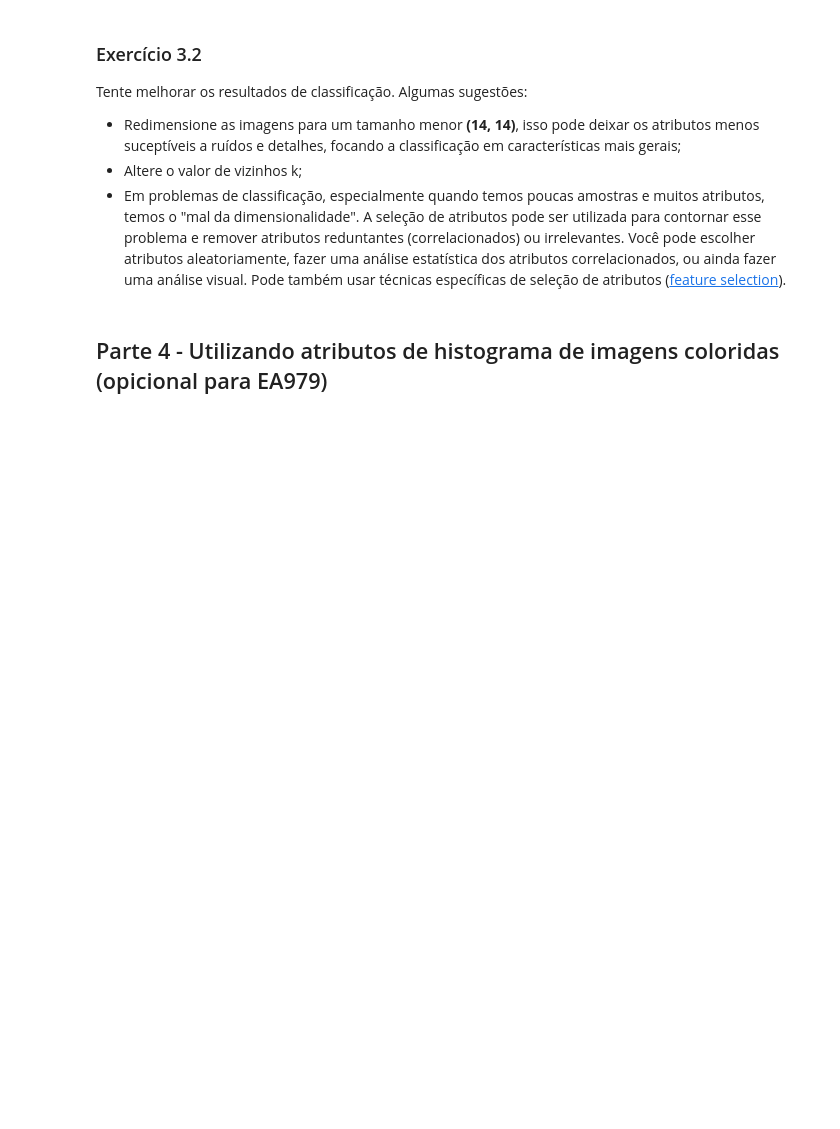
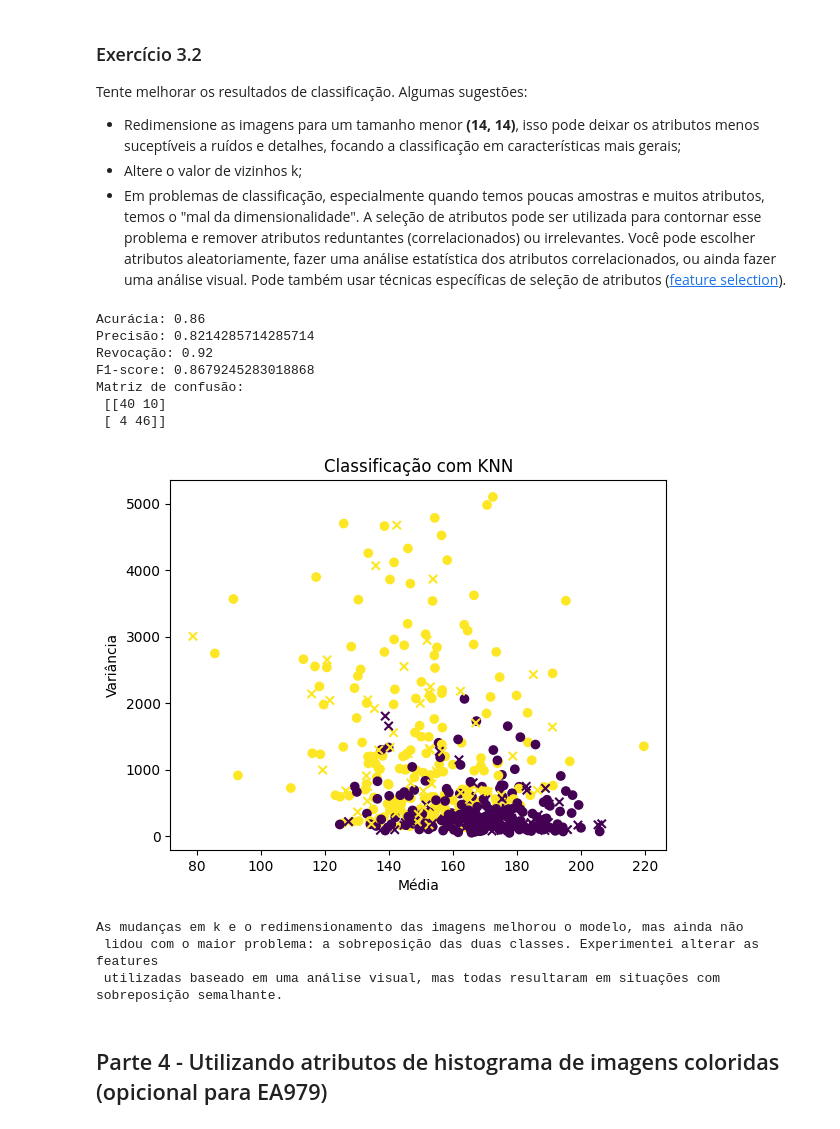
Before and after one commit to UNICAMP-EA979/2026s1-pi02-histogramas-knn-LuEx10, a Jupyter notebook: Atividade.ipynb, the cells around one changed output. Cells and saved outputs as stored; diff of their text form; code cells hidden in the pictures; blank space fills up the shorter version.

```diff
--- a/Atividade.ipynb
+++ b/Atividade.ipynb
@@ -86,9 +86,9 @@ for daytime in ["dia", "noite"]:
     b = img[:,:,2]
 
     # histogramas
-    hr, bin_edges = np.histogram(r.flatten(), bins=nbins, range=(0,255))
-    hg, _ = np.histogram(g.flatten(), bins=nbins, range=(0,255))
-    hb, _ = np.histogram(b.flatten(), bins=nbins, range=(0,255))
+    hr, bin_edges = np.histogram(r, bins=nbins, range=(0,255))
+    hg, _ = np.histogram(g, bins=nbins, range=(0,255))
+    hb, _ = np.histogram(b, bins=nbins, range=(0,255))
 
     # plotar
     plota_hist(hr, 'red', nbins, bin_edges)
@@ -453,3 +569,57 @@ Tente melhorar os resultados de classificação. Algumas sugestões:
+# %%
+# Seu código aqui
+def resize_images(images, size=(14,14)):
+    resized = []
+
+    for img in images:
+        img_pil = Image.fromarray(img)
+        img_resized = img_pil.resize(size)
+        resized.append(np.array(img_resized))
+
+    return resized
+
+
+resized_train = resize_images(images_train)
+resized_test = resize_images(images_test)
+
+resized_train_features = extrair_features(resized_train)
+resized_test_features = extrair_features(resized_test)
+
+k = 7
+
+model = KNeighborsClassifier(n_neighbors=k)
+model.fit(resized_train_features, labels_train)
+
+test_pred = model.predict(resized_test_features)
+
+print("Acurácia:", accuracy_score(labels_test, test_pred))
+print("Precisão:", precision_score(labels_test, test_pred))
+print("Revocação:", recall_score(labels_test, test_pred))
+print("F1-score:", f1_score(labels_test, test_pred))
+print("Matriz de confusão:\n", confusion_matrix(labels_test, test_pred))
+
+plt.scatter(resized_train_features[:, 0], resized_train_features[:, 1], c=labels_train)
+plt.scatter(resized_test_features[:, 0], resized_test_features[:, 1], marker='x', c=labels_test)
+plt.xlabel("Média")
+plt.ylabel("Variância")
+plt.title('Classificação com KNN')
+plt.show()
+
+print("As mudanças em k e o redimensionamento das imagens melhorou o modelo, mas ainda não\n",
+      "lidou com o maior problema: a sobreposição das duas classes. Experimentei alterar as features\n",
+      "utilizadas baseado em uma análise visual, mas todas resultaram em situações com sobreposição semalhante.")
+# %% [output]
+Acurácia: 0.86
+Precisão: 0.8214285714285714
+Revocação: 0.92
+F1-score: 0.8679245283018868
+Matriz de confusão:
+ [[40 10]
+ [ 4 46]]
+[figure, added]
+As mudanças em k e o redimensionamento das imagens melhorou o modelo, mas ainda não
+ lidou com o maior problema: a sobreposição das duas classes. Experimentei alterar as features
+ utilizadas baseado em uma análise visual, mas todas resultaram em situações com sobreposição semalhante.
 # %% [markdown]
 ## Parte 4 - Utilizando atributos de histograma de imagens coloridas (opicional para EA979)
 # %% [markdown]
```
Also changed, not shown: parts of 21 cells of this notebook.
